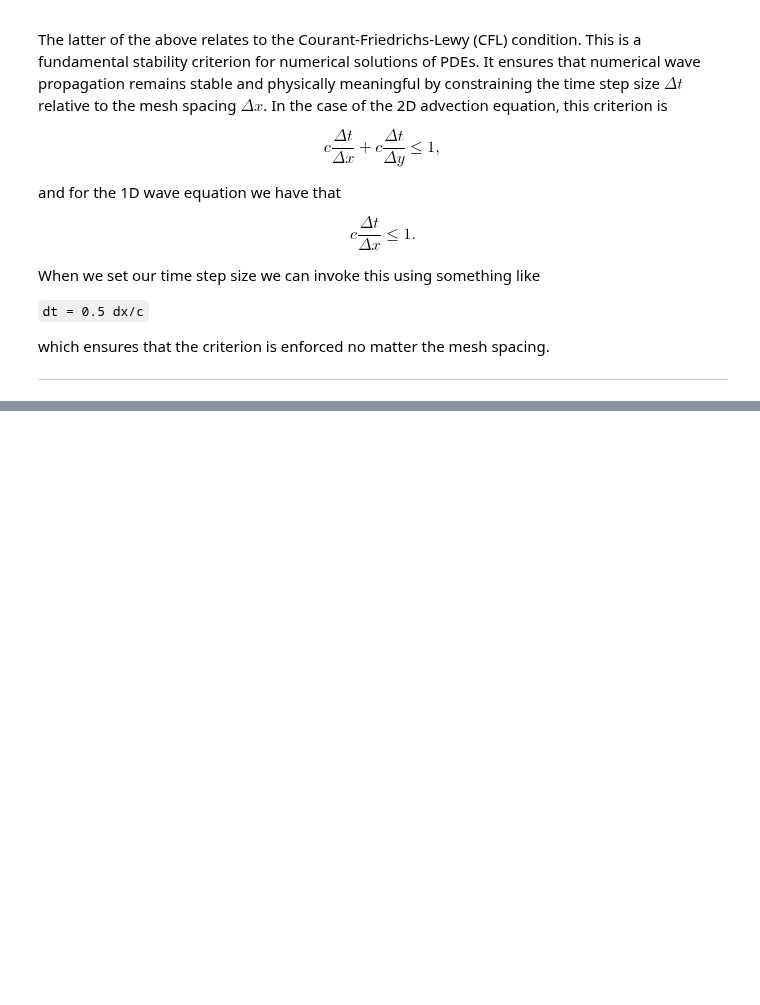
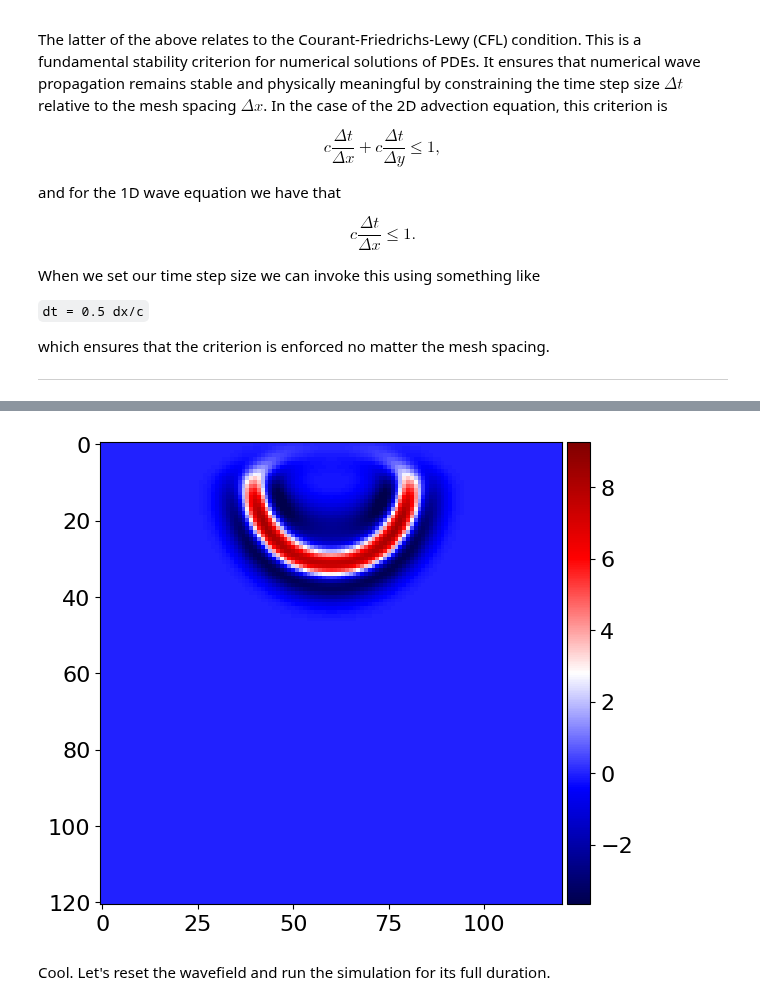
Before and after one commit to nocturnal-luke/Geophysical-inversion-undergraduate, a Jupyter notebook: cheatsheet.ipynb, the cells around one changed output, grey strips where cells are left out. Drawn from its saved outputs; the diff is of its cells as text; code cells hidden in the pictures; blank space fills up the shorter version.

```diff
--- a/cheatsheet.ipynb
+++ b/cheatsheet.ipynb
@@ -1935,0 +2018,5 @@ NameError: name 'pytest' is not defined
+# %%
+from devito import TimeFunction
+
+# define the wavefield:
+u = TimeFunction(name="u", grid=model.grid, time_order=2, space_order=2)
@@ -1935,0 +2060,7 @@ NameError: name 'pytest' is not defined
+# %%
+from examples.seismic import plot_image
+plot_image(u.data[0, :, :], cmap="seismic")
+# %% [output]
+[figure, added]
+# %% [markdown]
+Cool. Let's reset the wavefield and run the simulation for its full duration.
```
Also changed, not shown: parts of 21 cells of this notebook, 2 other files.
